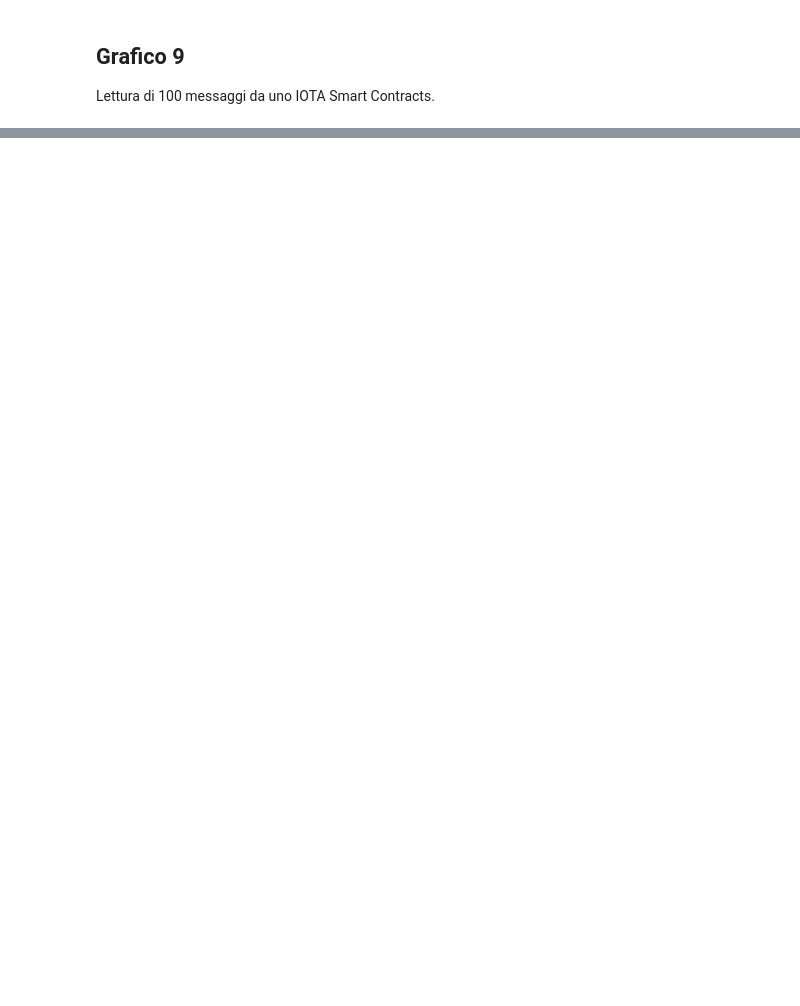
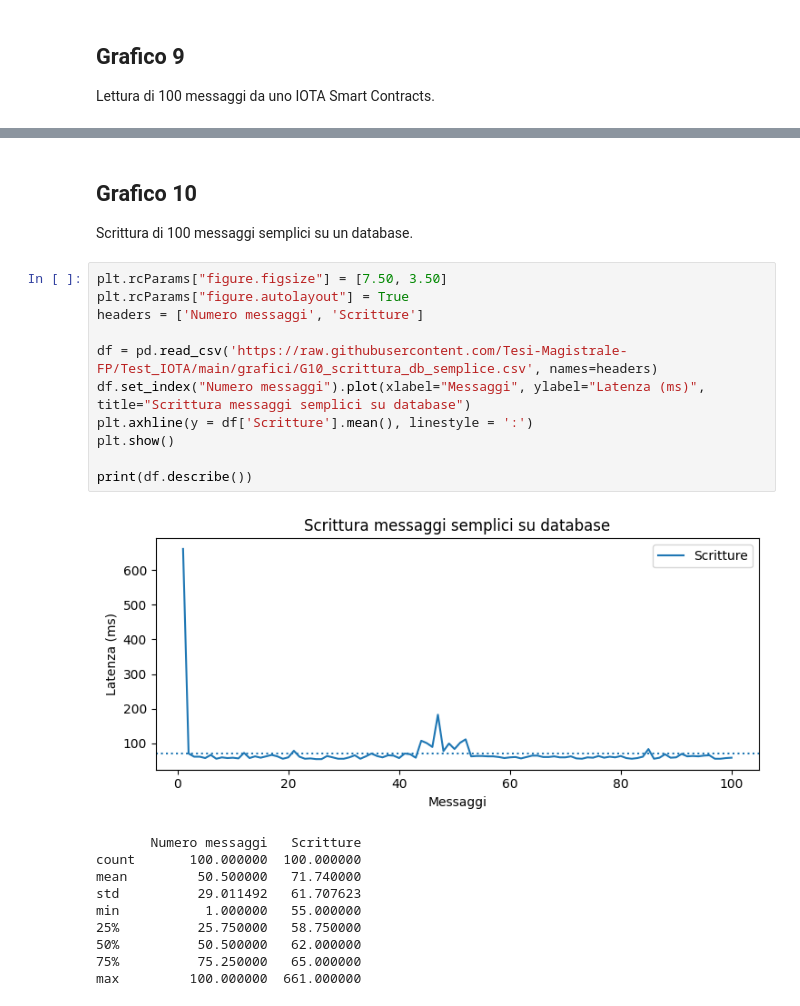
Before and after one commit to Tesi-Magistrale-FP/Test, a Jupyter notebook: grafici/Grafici_tesi_magistrale.ipynb, the cells around one changed output, grey strips where cells are left out. Drawn from its saved outputs; the diff is of its cells as text; blank space fills up the shorter version.

```diff
--- a/grafici/Grafici_tesi_magistrale.ipynb
+++ b/grafici/Grafici_tesi_magistrale.ipynb
@@ -254,0 +255,26 @@ max            100.000000  275.000000
+# %% [markdown]
+## **Grafico 10**
+
+Scrittura di 100 messaggi semplici su un database.
+# %%
+plt.rcParams["figure.figsize"] = [7.50, 3.50]
+plt.rcParams["figure.autolayout"] = True
+headers = ['Numero messaggi', 'Scritture']
+
+df = pd.read_csv('https://raw.githubusercontent.com/Tesi-Magistrale-FP/Test_IOTA/main/grafici/G10_scrittura_db_semplice.csv', names=headers)
+df.set_index("Numero messaggi").plot(xlabel="Messaggi", ylabel="Latenza (ms)", title="Scrittura messaggi semplici su database")
+plt.axhline(y = df['Scritture'].mean(), linestyle = ':')
+plt.show()
+
+print(df.describe())
+# %% [output]
+[figure, added]
+       Numero messaggi   Scritture
+count       100.000000  100.000000
+mean         50.500000   71.740000
+std          29.011492   61.707623
+min           1.000000   55.000000
+25%          25.750000   58.750000
+50%          50.500000   62.000000
+75%          75.250000   65.000000
+max         100.000000  661.000000
```
Also changed, not shown: parts of 8 cells of this notebook.
